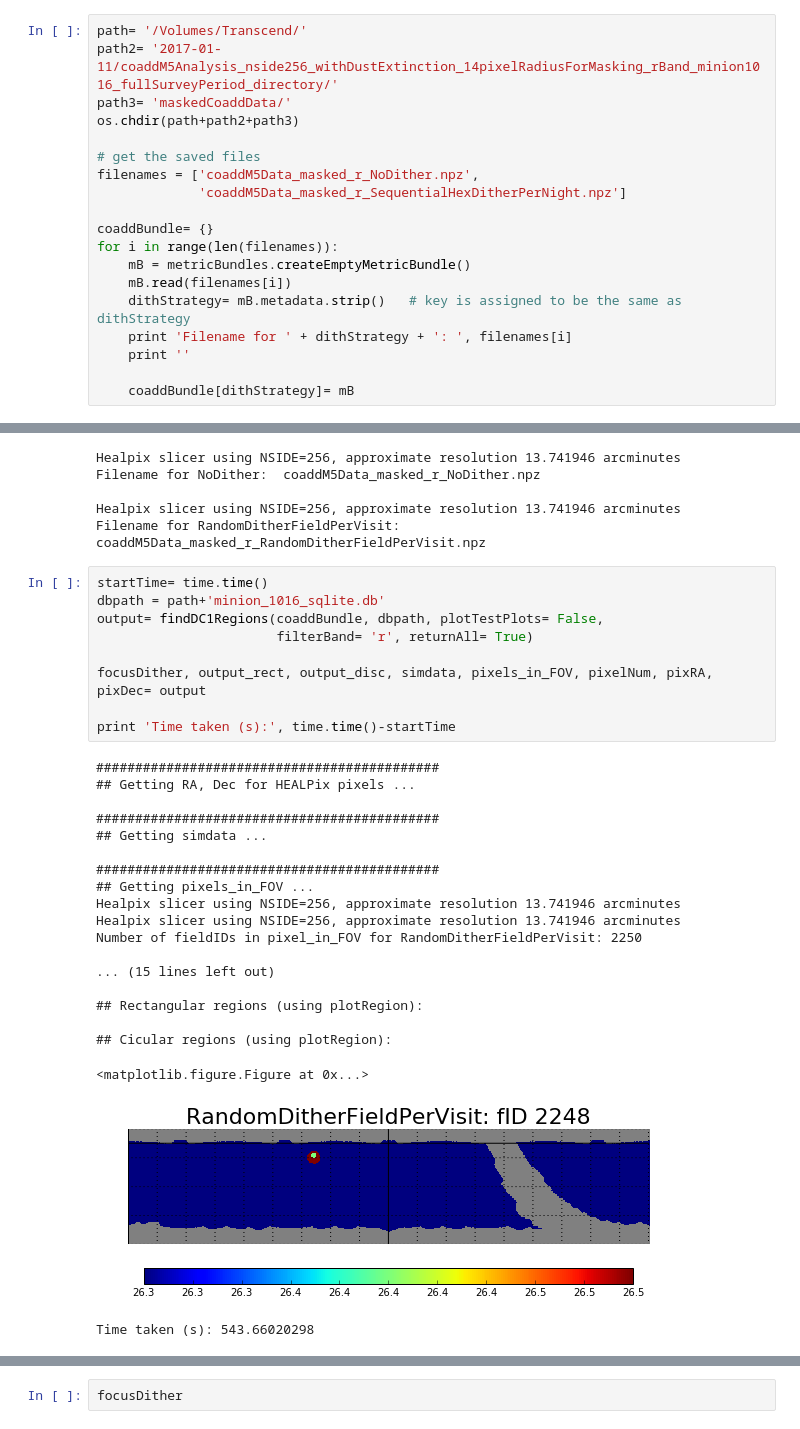
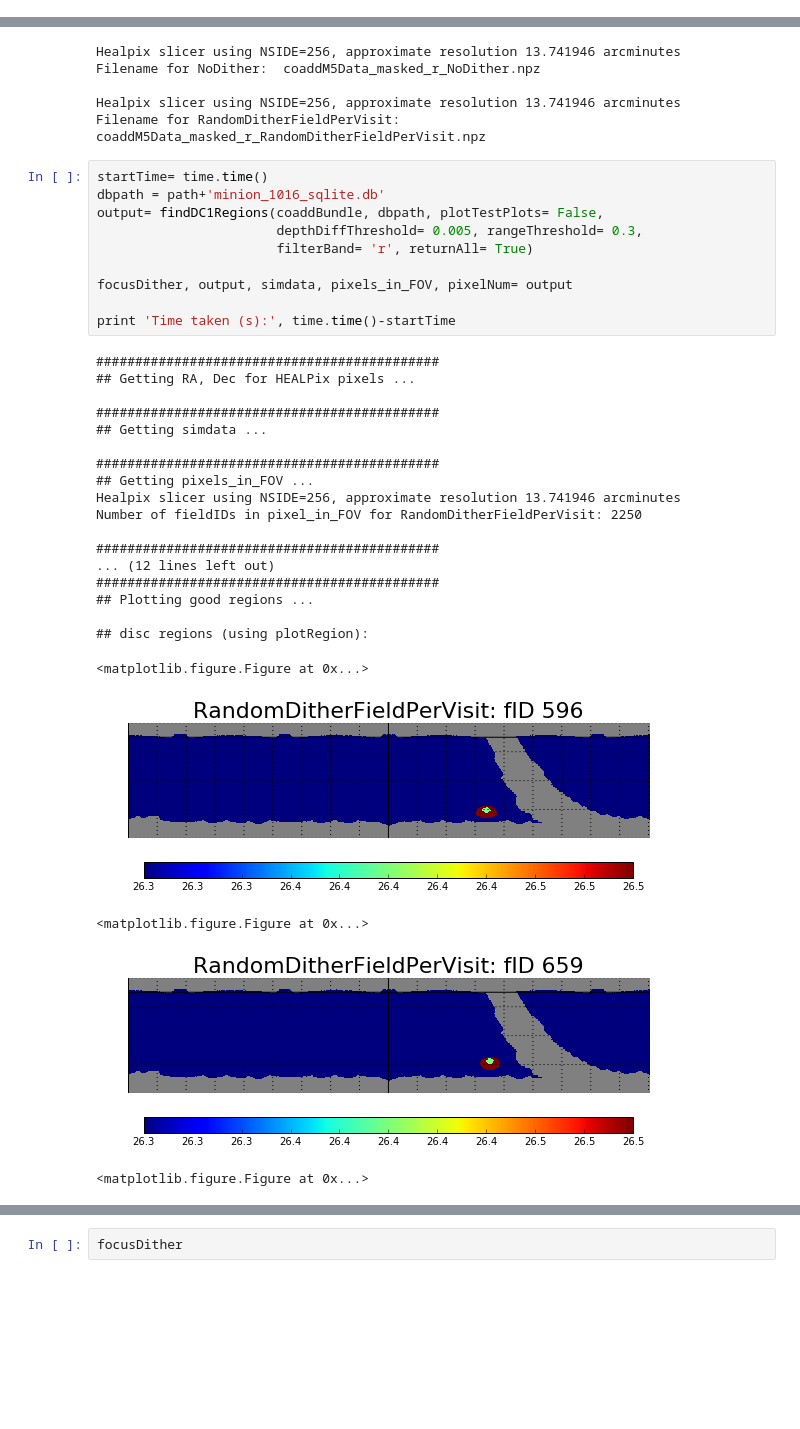
Before and after one commit to humnaawan/DC1-Regions, a Jupyter notebook: notebooks/DC1 Candidate Regions.ipynb, the cells around one changed output, grey strips where cells are left out. Saved outputs shown, nothing was run; the diff lists cells and outputs as text; blank space fills up the shorter version.

Commit message:
Updated notebook for DC1 region candidates with the updated code. Additional plots, stats.

```diff
--- a/notebooks/DC1 Candidate Regions.ipynb
+++ b/notebooks/DC1 Candidate Regions.ipynb
@@ -81,19 +35,0 @@ pd.DataFrame([output_disc['goodFiducialIDs'],output_disc['diffMeanMedian'],
-# %%
-path= '/Volumes/Transcend/'
-path2= '2017-01-11/coaddM5Analysis_nside256_withDustExtinction_14pixelRadiusForMasking_rBand_minion1016_fullSurveyPeriod_directory/'
-path3= 'maskedCoaddData/'
-os.chdir(path+path2+path3)
-
-# get the saved files
-filenames = ['coaddM5Data_masked_r_NoDither.npz',
-             'coaddM5Data_masked_r_SequentialHexDitherPerNight.npz']
-
-coaddBundle= {}
-for i in range(len(filenames)):
-    mB = metricBundles.createEmptyMetricBundle()
-    mB.read(filenames[i])
-    dithStrategy= mB.metadata.strip()   # key is assigned to be the same as dithStrategy
-    print 'Filename for ' + dithStrategy + ': ', filenames[i]
-    print ''
-
-    coaddBundle[dithStrategy]= mB
@@ -198,30 +63,33 @@ Filename for RandomDitherFieldPerVisit:  coaddM5Data_masked_r_RandomDitherFieldP
 # %%
 startTime= time.time()
 dbpath = path+'minion_1016_sqlite.db'
 output= findDC1Regions(coaddBundle, dbpath, plotTestPlots= False,
+                       depthDiffThreshold= 0.005, rangeThreshold= 0.3,
                        filterBand= 'r', returnAll= True)
 
-focusDither, output_rect, output_disc, simdata, pixels_in_FOV, pixelNum, pixRA, pixDec= output
+focusDither, output, simdata, pixels_in_FOV, pixelNum= output
 
 print 'Time taken (s):', time.time()-startTime
 # %% [output]
 ############################################
 ## Getting RA, Dec for HEALPix pixels ...
 
 ############################################
 ## Getting simdata ...
 
 ############################################
 ## Getting pixels_in_FOV ...
 Healpix slicer using NSIDE=256, approximate resolution 13.741946 arcminutes
-Healpix slicer using NSIDE=256, approximate resolution 13.741946 arcminutes
 Number of fieldIDs in pixel_in_FOV for RandomDitherFieldPerVisit: 2250
 
-... (15 lines left out)
+############################################
+... (12 lines left out)
+############################################
+## Plotting good regions ...
 
-## Rectangular regions (using plotRegion):
-
-## Cicular regions (using plotRegion):
+## disc regions (using plotRegion):
 <matplotlib.figure.Figure at 0x...>
-[figure, old version]
+[figure, new version]
-Time taken (s): 543.66020298
+<matplotlib.figure.Figure at 0x...>
+[figure, added]
+<matplotlib.figure.Figure at 0x...>
```
Also changed, not shown: parts of 33 cells of this notebook.
